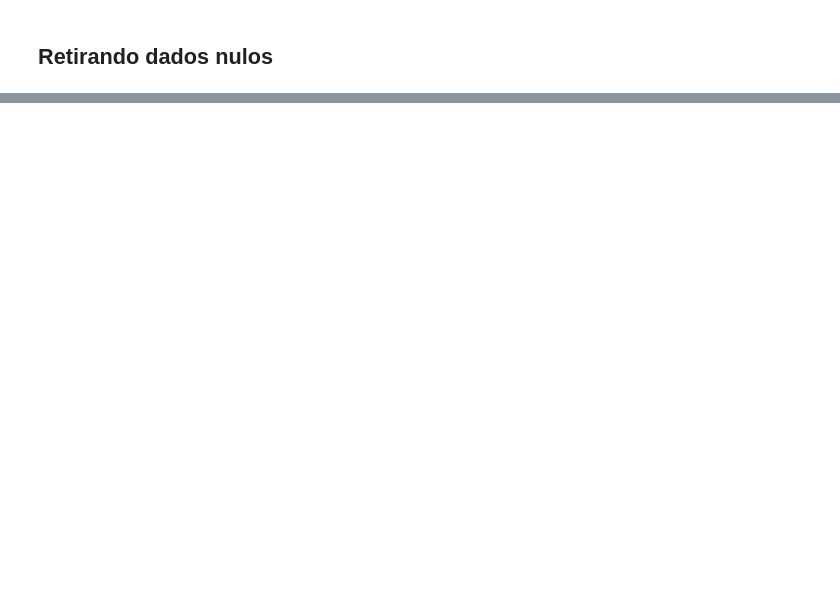
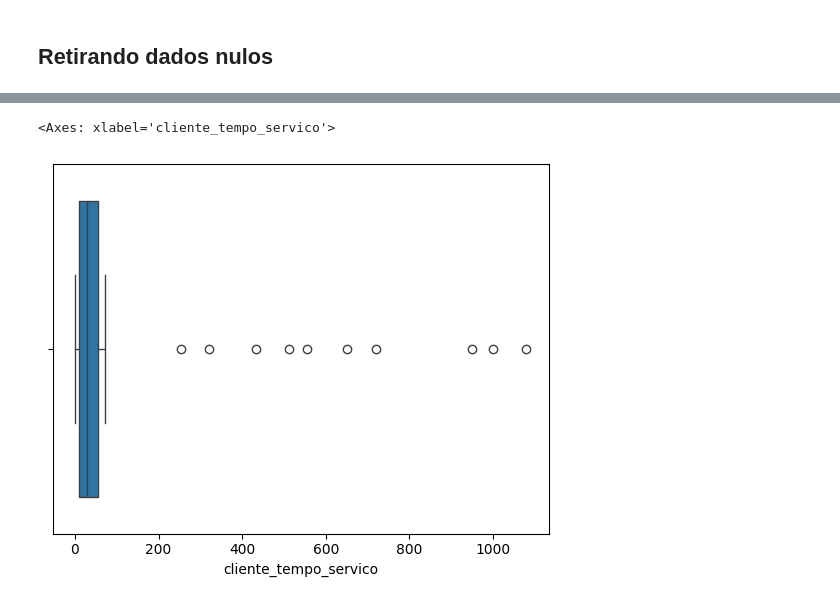
Before and after one commit to gWalliffe/exercicios_python, a Jupyter notebook: exercicios_python/06 - Pandas.ipynb, the cells around one changed output, grey strips where cells are left out. Saved outputs shown, nothing was run; the diff lists cells and outputs as text; code cells hidden in the pictures; blank space fills up the shorter version.

```diff
--- a/exercicios_python/06 - Pandas.ipynb
+++ b/exercicios_python/06 - Pandas.ipynb
@@ -1142,0 +991,6 @@ dtype: int64
+# %%
+#tempo de serviço muito fora do esperado
+sns.boxplot(x=df_sem_nulos['cliente_tempo_servico'])
+# %% [output]
+<Axes: xlabel='cliente_tempo_servico'>
+[figure, added]
```
Also changed, not shown: parts of 46 cells of this notebook, 2 other files.
